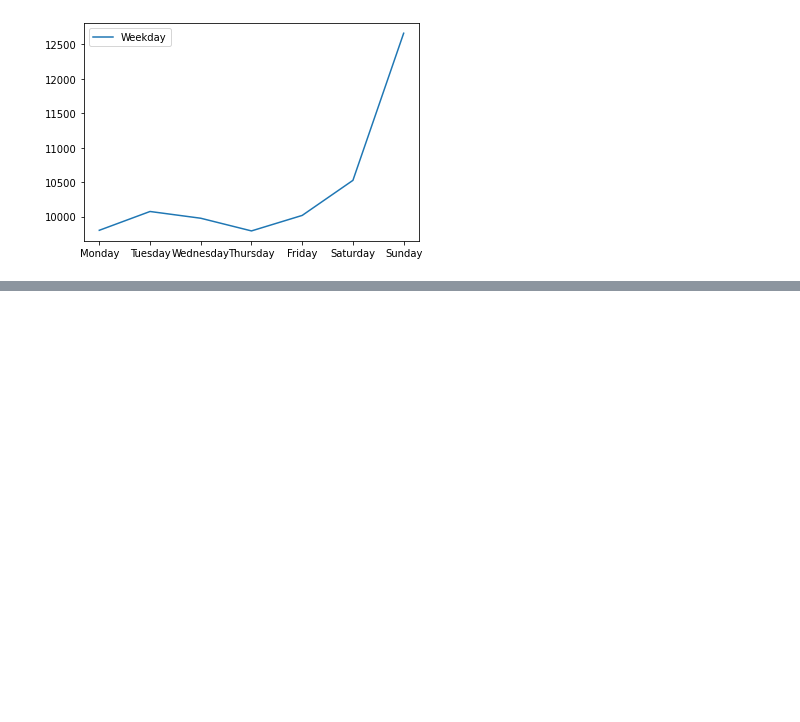
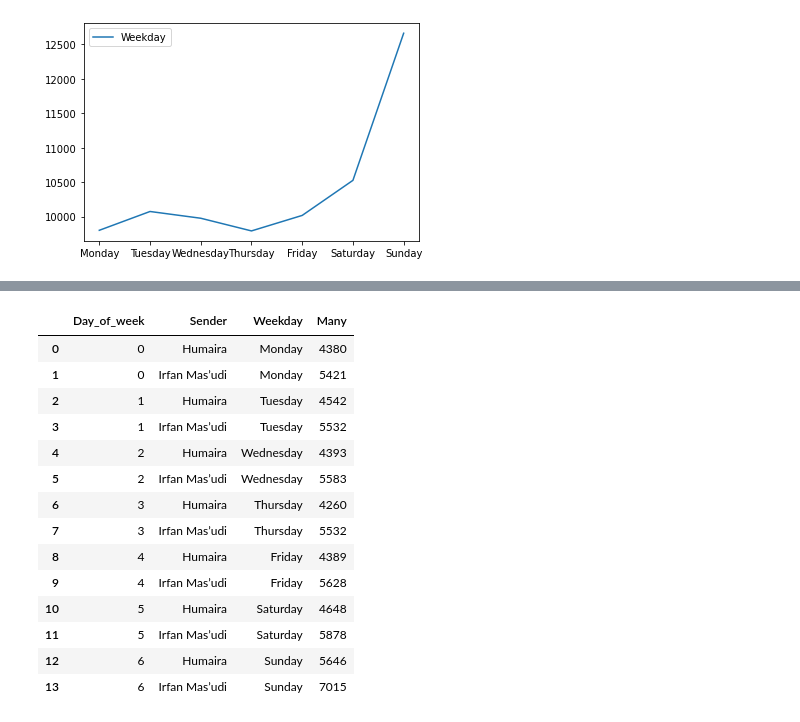
Before and after one commit to irfanmasoudi/ayang, a Jupyter notebook: 4u.ipynb, the cells around one changed output, grey strips where cells are left out. Cells and saved outputs as stored; diff of their text form; code cells hidden in the pictures; blank space fills up the shorter version.

```diff
--- a/4u.ipynb
+++ b/4u.ipynb
@@ -442,3 +442,6 @@ messages_count.reindex(days).plot(kind='line')
 # %% [output]
 <AxesSubplot:>
 [figure]
+# %%
+date_time = pd.read_csv('date_time.csv')
+date_time
@@ -444,0 +528,18 @@ messages_count.reindex(days).plot(kind='line')
+# %%
+new_df = date_time.groupby(["Day_of_week", "Sender", 'Weekday']).size().reset_index(name='Many')
+# %% [output]
+|  | Day_of_week | Sender | Weekday | Many |
+| 0 | 0 | Humaira | Monday | 4380 |
+| 1 | 0 | Irfan Mas’udi | Monday | 5421 |
+| 2 | 1 | Humaira | Tuesday | 4542 |
+| 3 | 1 | Irfan Mas’udi | Tuesday | 5532 |
+| 4 | 2 | Humaira | Wednesday | 4393 |
+| 5 | 2 | Irfan Mas’udi | Wednesday | 5583 |
+| 6 | 3 | Humaira | Thursday | 4260 |
+| 7 | 3 | Irfan Mas’udi | Thursday | 5532 |
+| 8 | 4 | Humaira | Friday | 4389 |
+| 9 | 4 | Irfan Mas’udi | Friday | 5628 |
+| 10 | 5 | Humaira | Saturday | 4648 |
+| 11 | 5 | Irfan Mas’udi | Saturday | 5878 |
+| 12 | 6 | Humaira | Sunday | 5646 |
+| 13 | 6 | Irfan Mas’udi | Sunday | 7015 |
```
Also changed, not shown: parts of 17 cells of this notebook, 2 other files.
